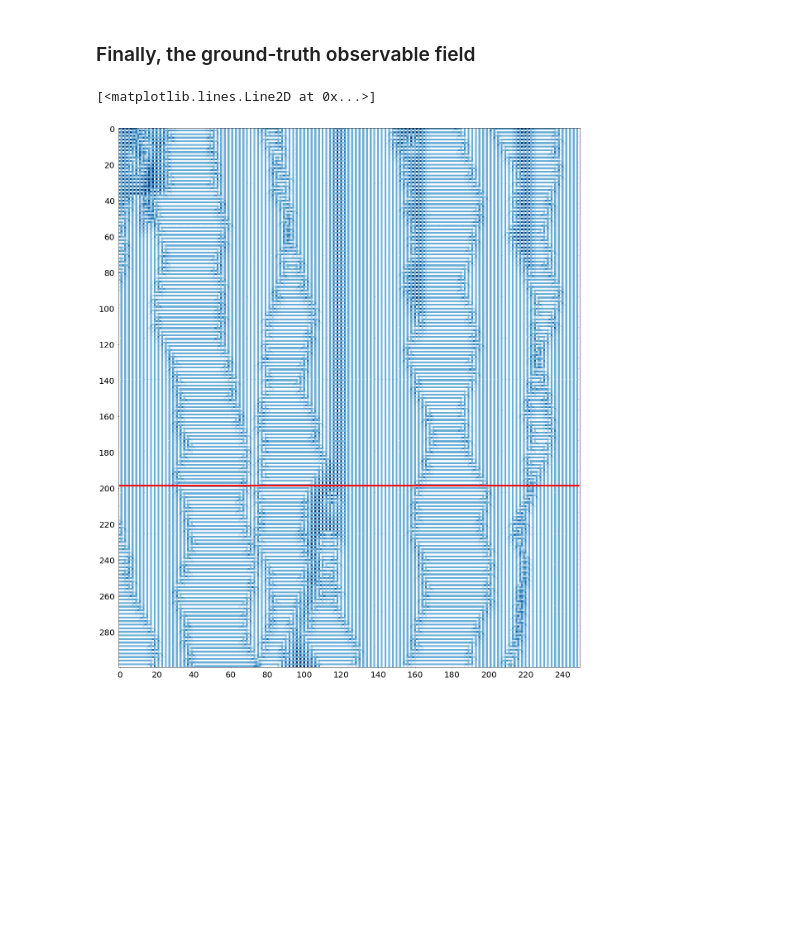
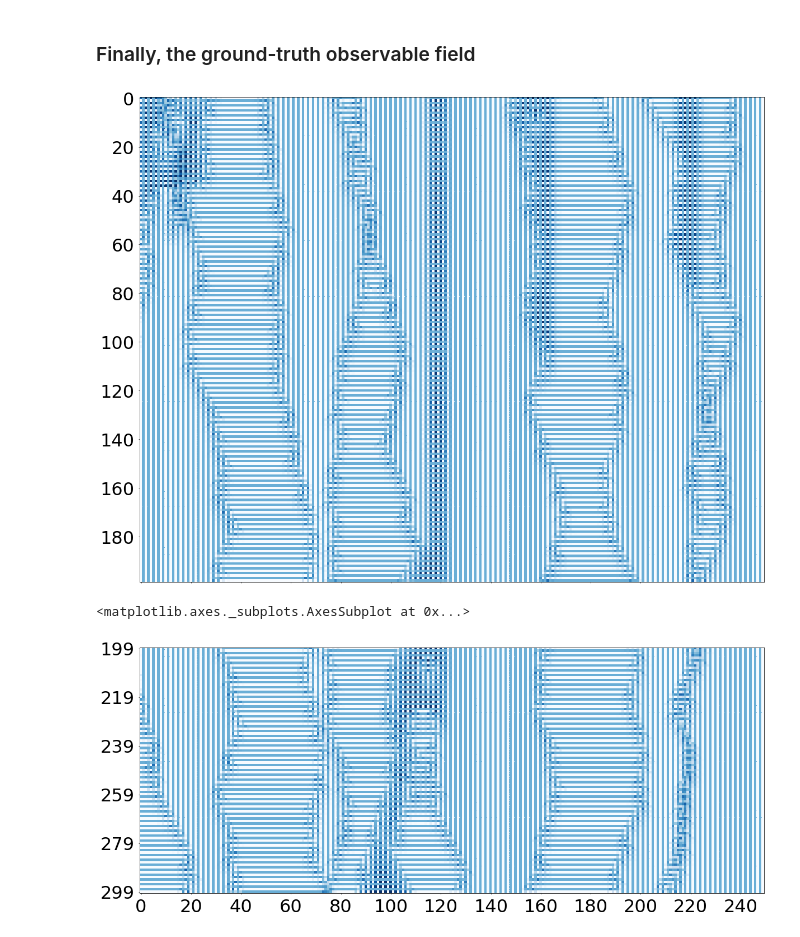
Before and after one commit to adamrupe/spacetime_autoencoders, a Jupyter notebook: spacetime_autoencoder.ipynb, the cells around one changed output. Cells and saved outputs as stored; diff of their text form; code cells hidden in the pictures; blank space fills up the shorter version.

```diff
--- a/spacetime_autoencoder.ipynb
+++ b/spacetime_autoencoder.ipynb
@@ -74,9 +95,20 @@ plt.plot([0, X-1], [forecast_start, forecast_start], color='red', linestyle='-',
 # %% [markdown]
 ### Finally, the ground-truth observable field
+# %%
+ofield = target_field[:,space_start:space_start+window]
+ax = diagram(ofield, cmap=plt.cm.Blues, size=20,
+        y_min=0, y_max=forecast_start,
+        xtick_spacing=20, ytick_spacing=20, tick_size=32)
+ax.set_xticklabels([], fontsize=0, minor=True)
+# plt.savefig('observ_field_a.pdf', bbox_inches='tight')
+# %% [output]
+[figure, added]
 # %%
-diagram(target_field[:,space_start:space_start+window], cmap=plt.cm.Blues, size=20, xtick_spacing=20, ytick_spacing=20)
-plt.plot([0, X-1], [forecast_start, forecast_start], color='red', linestyle='-', linewidth=4)
-# plt.savefig('observ_field.pdf', bbox_inches='tight')
+ofield = target_field[:,space_start:space_start+window]
+diagram(ofield, cmap=plt.cm.Blues, size=20,
+        y_min=forecast_start,
+        xtick_spacing=20, ytick_spacing=20, tick_size=32)
+# plt.savefig('observ_field_b.pdf', bbox_inches='tight')
 # %% [output]
-[<matplotlib.lines.Line2D at 0x...>]
+<matplotlib.axes._subplots.AxesSubplot at 0x...>
-[figure, old version]
+[figure, new version]
```
Also changed, not shown: parts of 5 cells of this notebook.
